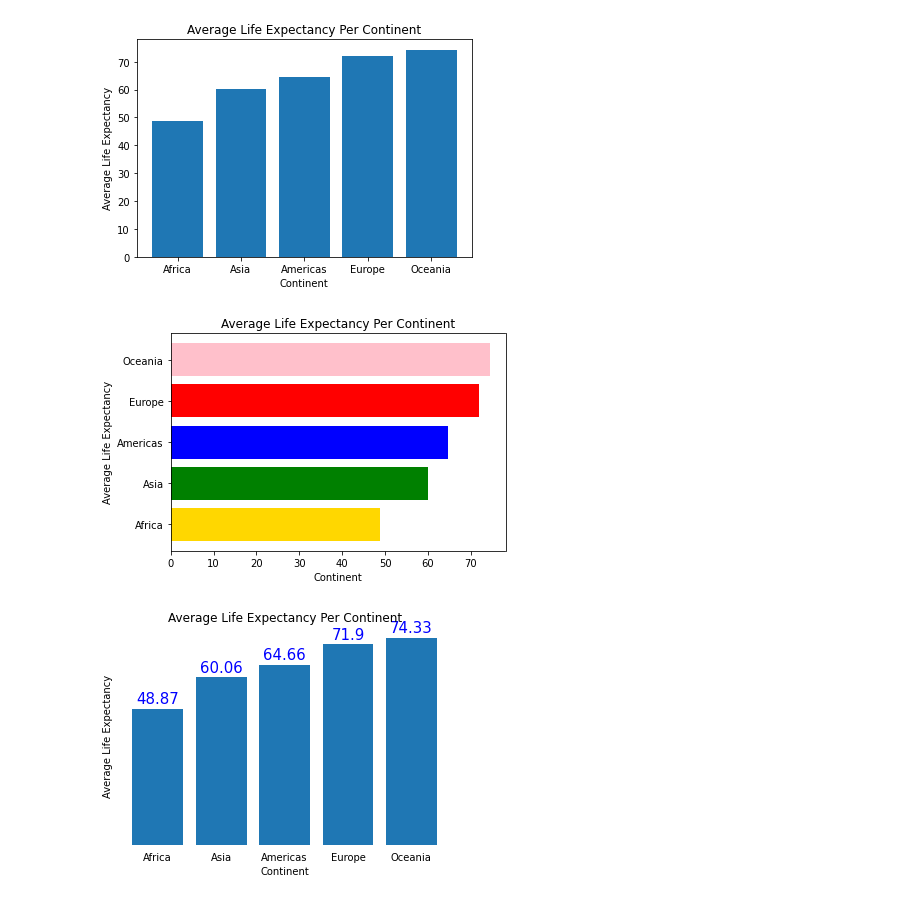
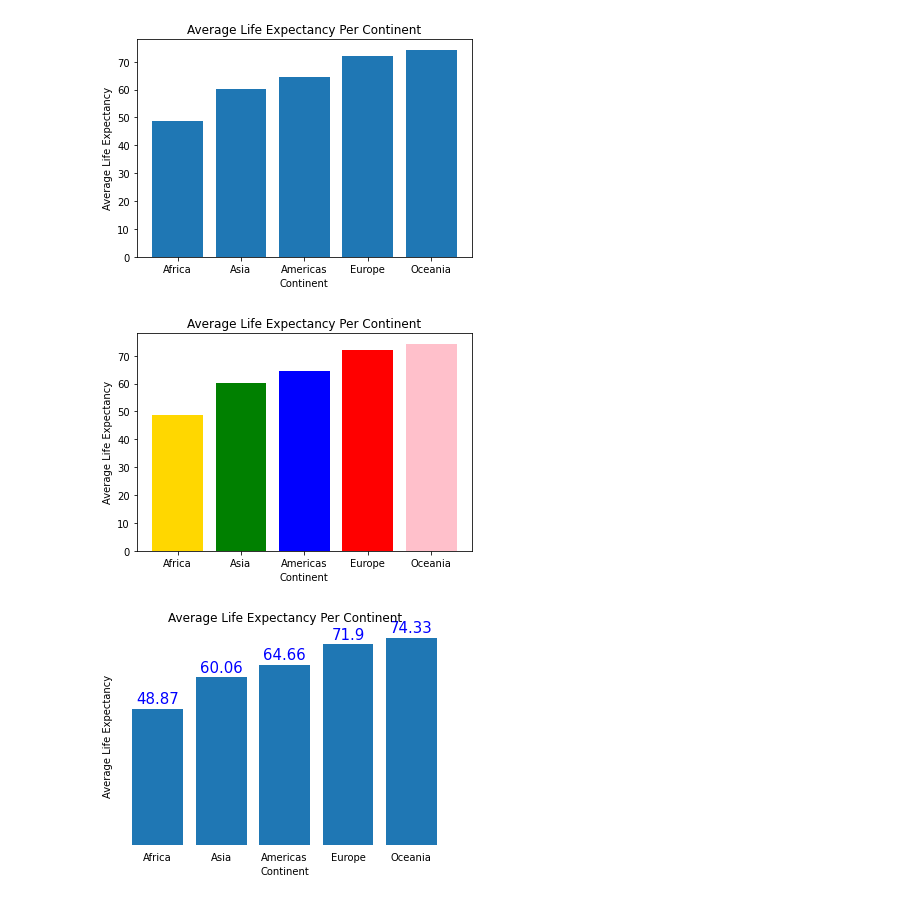
Before and after one commit to Selasi3/Data_Science_With_Python, a Jupyter notebook: Python Programming/Matplotlib.ipynb, the cells around one changed output. Drawn from its saved outputs; the diff is of its cells as text; code cells hidden in the pictures.

```diff
--- a/Python Programming/Matplotlib.ipynb
+++ b/Python Programming/Matplotlib.ipynb
@@ -325,12 +351,12 @@ plt.show()
 # %% [output]
 [figure]
 # %%
-plt.barh(avg_lifeexp_continent.index, avg_lifeexp_continent["lifeExp"],color=['gold','green','blue','red','pink']
+plt.bar(avg_lifeexp_continent.index, avg_lifeexp_continent["lifeExp"],color=['gold','green','blue','red','pink']
 )
 plt.title("Average Life Expectancy Per Continent")
 plt.xlabel("Continent")
 plt.ylabel("Average Life Expectancy")
 plt.show()
 # %% [output]
-[figure, old version]
+[figure, new version]
 # %%
```
Also changed, not shown: parts of 36 cells of this notebook, 8 other files.
